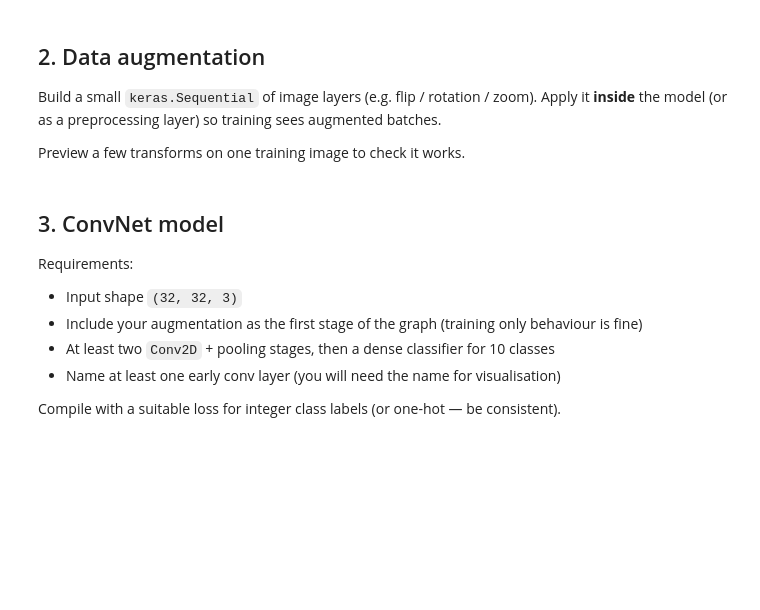
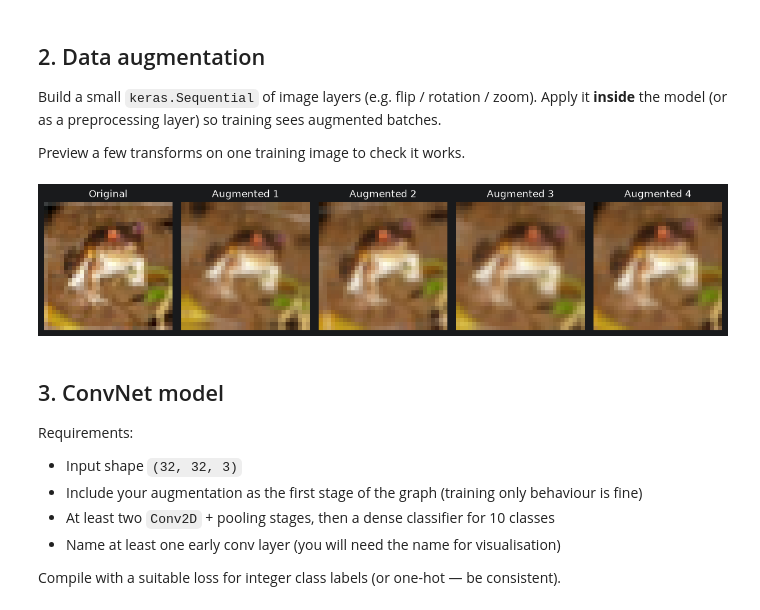
Before and after one commit to Frank-Ping/DATAX504-Yuanhao, a Jupyter notebook: Assignment4/a4_convnet.ipynb, the cells around one changed output. Saved outputs shown, nothing was run; the diff lists cells and outputs as text; code cells hidden in the pictures; blank space fills up the shorter version.

Commit message:
A4: Add random horizontal flip, rotation, and zoom. Preview the original image alongside four augmented versions.

```diff
--- a/Assignment4/a4_convnet.ipynb
+++ b/Assignment4/a4_convnet.ipynb
@@ -80,16 +80,37 @@ Preview a few transforms on one training image to check it works.
 # %%
 data_augmentation = keras.Sequential(
     [
-        # TODO: layers.RandomFlip(...), RandomRotation(...), RandomZoom(...), ...
+        layers.RandomFlip("horizontal"),
+        layers.RandomRotation(0.05, fill_mode="reflect"),
+        layers.RandomZoom(0.1, fill_mode="reflect"),
     ],
     name="augmentation",
 )
 
+# Select one training image, keeping the batch dimension
+sample = x_train[:1]
+
 # TODO: preview — take one image from x_train, run it through data_augmentation a few times, plot
-# sample = ...
-# fig, axes = plt.subplots(1, 5, figsize=(12, 3))
-# ...
-# plt.show()
+# Display the original image and four augmented versions
+fig, axes = plt.subplots(1, 5, figsize=(12, 3))
+
+axes[0].imshow(sample[0])
+axes[0].set_title("Original")
+axes[0].axis("off")
+
+for i in range(1, 5):
+    # Enable augmentation explicitly for this preview.
+    augmented = data_augmentation(sample, training=True)
+    augmented_image = keras.ops.convert_to_numpy(augmented[0])
+
+    axes[i].imshow(np.clip(augmented_image, 0.0, 1.0))
+    axes[i].set_title(f"Augmented {i}")
+    axes[i].axis("off")
+
+plt.tight_layout()
+plt.show()
+# %% [output]
+[figure, added]
 # %% [markdown]
 ## 3. ConvNet model
 
```
